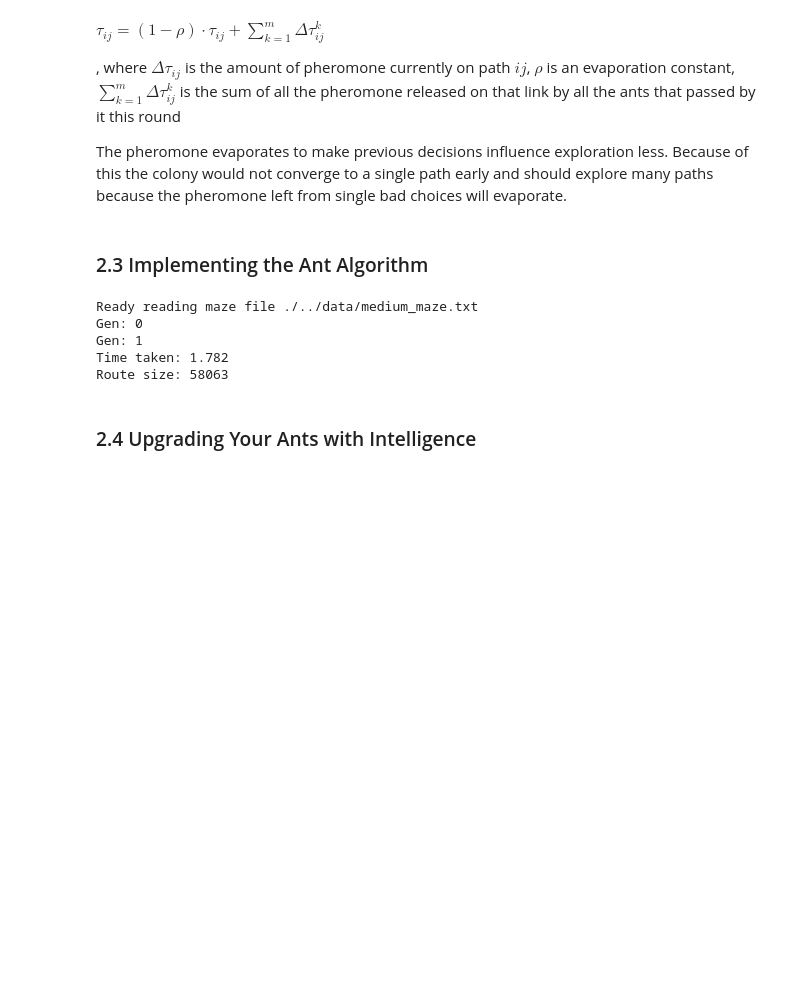
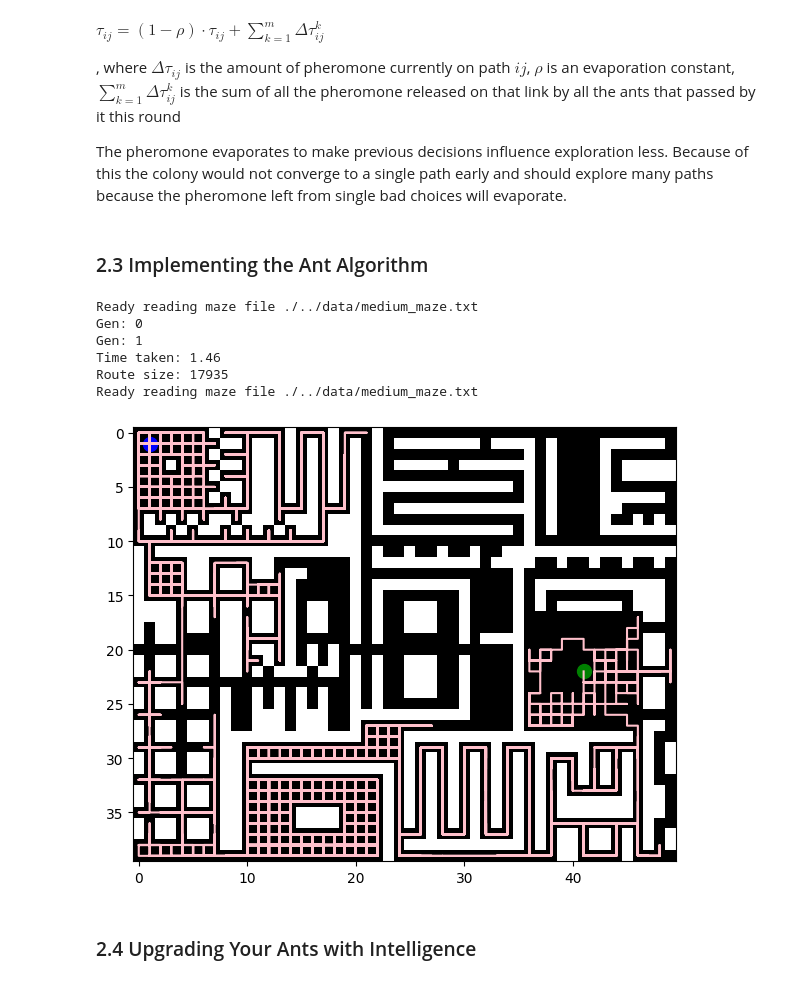
Before and after one commit to CtrlandAlt/IC_Project2, a Jupyter notebook: src/Main.ipynb, the cells around one changed output. Saved outputs shown, nothing was run; the diff lists cells and outputs as text; code cells hidden in the pictures; blank space fills up the shorter version.

Commit message:
extracted training and visualization of the ants

```diff
--- a/src/Main.ipynb
+++ b/src/Main.ipynb
@@ -655,29 +671,41 @@ class AntColonyOptimization:
 # %%
 def trainAnts(no_ants, no_gen, q, evap, mazeLevel, intelligent):
 
     # Construct the optimization objects
     maze = Maze.create_maze(f"./../data/{mazeLevel}_maze.txt")
     spec = PathSpecification.read_coordinates(f"./../data/{mazeLevel}_coordinates.txt")
     aco = AntColonyOptimization(maze, no_ants, no_gen, q, evap, intelligent)
 
 
     start_time = int(round(time.time() * 1000))
     shortest_route = aco.find_shortest_route(spec)
 
     print("Time taken: " + str((int(round(time.time() * 1000)) - start_time) / 1000.0))
     print("Route size: " + str(shortest_route.size()))
 
     shortest_route.write_to_file(f"./../data/{mazeLevel}_solution.txt")
 
     return shortest_route
 
-shortest_route = trainAnts(2, 2,1600, 0.1, "medium", False)
+def visualizeAnts(shortest_route, mazeLevel):
+    # Initializing the maze
+    maze = m.create_maze(f"./../data/{mazeLevel}_maze.txt")
+
+    spec = PathSpecification.read_coordinates(f"./../data/{mazeLevel}_coordinates.txt")
+
+    # Visualizing the path
+    Visualizer.visualize_individual_path(maze, shortest_route, spec)
+
+shortest_route = trainAnts(2, 20,1600, 0.1, "medium", False)
+visualizeAnts(shortest_route, "medium")
 # %% [output]
 Ready reading maze file ./../data/medium_maze.txt
 Gen: 0
 Gen: 1
-Time taken: 1.782
-Route size: 58063
+Time taken: 1.46
+Route size: 17935
+Ready reading maze file ./../data/medium_maze.txt
+[figure, added]
 # %% [markdown]
 ### 2.4 Upgrading Your Ants with Intelligence
 # %% [markdown]
```
Also changed, not shown: parts of 4 cells of this notebook, 1 other file.
